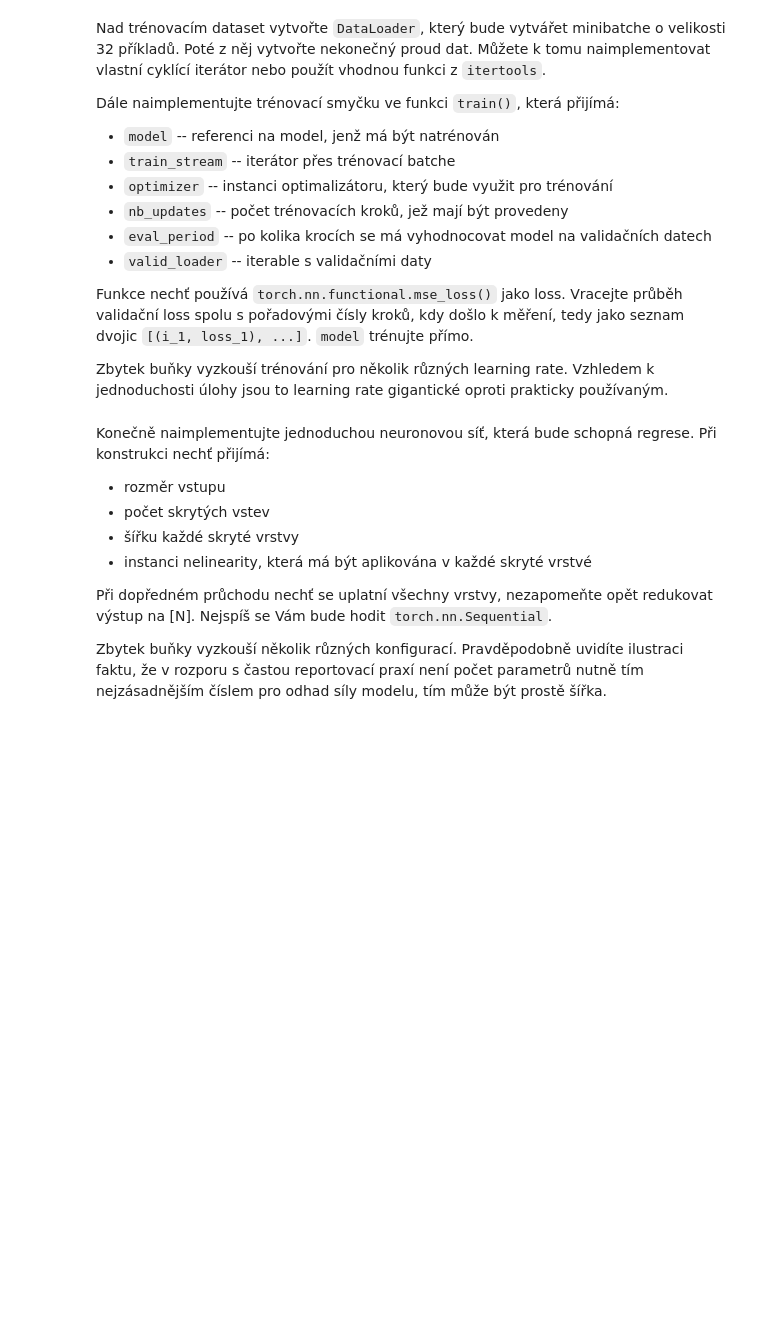
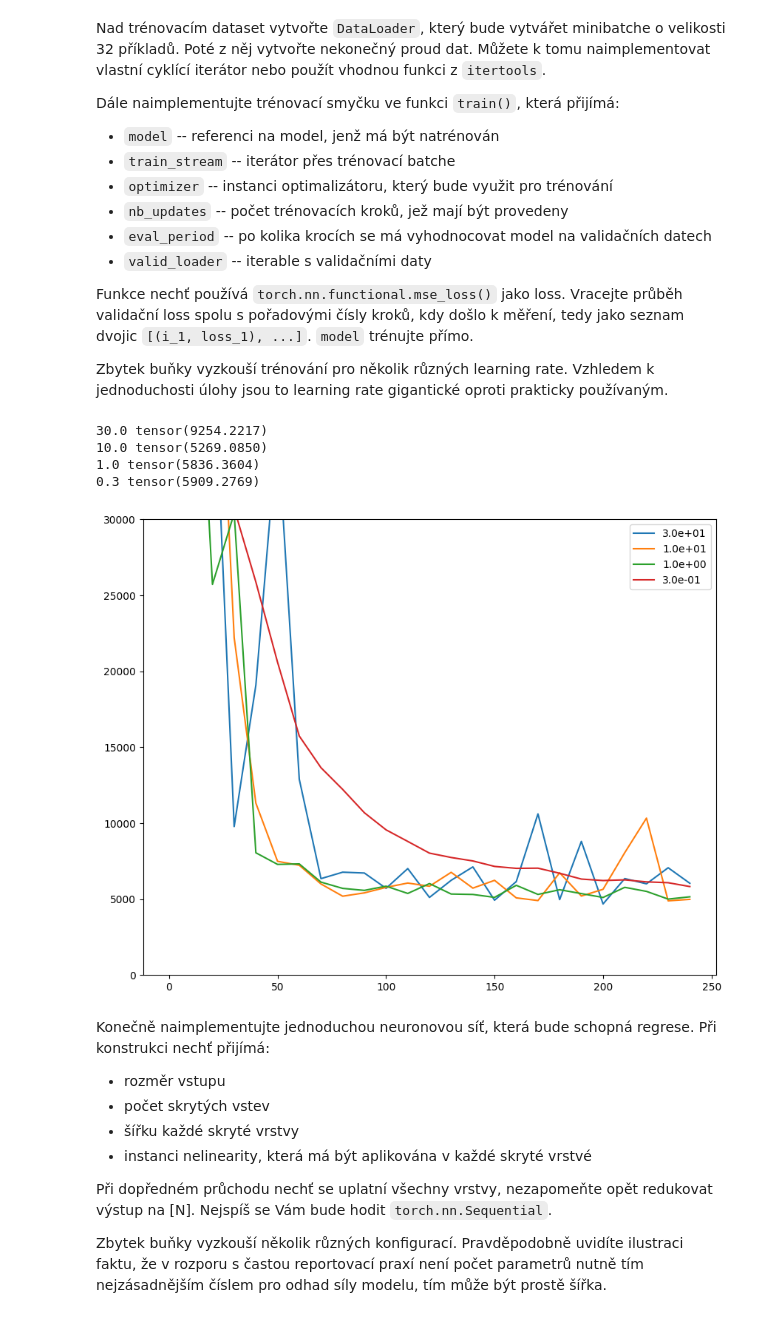
Before and after one commit to xplick04/SUI, a Jupyter notebook: proj3/zadani.ipynb, the cells around one changed output. Drawn from its saved outputs; the diff is of its cells as text; code cells hidden in the pictures; blank space fills up the shorter version.

```diff
--- a/proj3/zadani.ipynb
+++ b/proj3/zadani.ipynb
@@ -307,33 +310,47 @@ Vracejte průběh validační loss spolu s pořadovými čísly kroků, kdy doš
 Zbytek buňky vyzkouší trénování pro několik různých learning rate.
 Vzhledem k jednoduchosti úlohy jsou to learning rate gigantické oproti prakticky používaným.
 # %%
-train_loader = None
+train_loader = torch.utils.data.DataLoader(train_dataset, batch_size=32)
 
-train_stream = None
+train_stream = iter(train_loader)
 
 def train(model, train_stream, optimizer, nb_updates, eval_period, valid_loader):
     valid_progress = []
 
     model.train()
     for i in range(nb_updates):
-        pass
+        X, t = next(train_stream)
+        f = model(X)
+        loss = torch.nn.functional.mse_loss(f, t)
+        loss.backward()
+        optimizer.step()
+        optimizer.zero_grad()
+
+        if i % eval_period == 0:
+            valid_progress.append((i, evaluate(model, valid_loader).item()))
 
     return valid_progress
 
 def lr_progress(lr):
     linear_predictor = LinearRegression(train_dataset.in_dim)
     optimizer = torch.optim.Adam(linear_predictor.parameters(), lr)
     progress = train(linear_predictor, train_stream, optimizer, 250, 10, valid_loader)
     print(lr, evaluate(linear_predictor, valid_loader))
     return progress
 
 plt.figure(figsize=(10, 8))
 for lr in [3e+1, 1e+1, 1e+0, 3e-1]:
     progress = lr_progress(lr)
     plt.plot([item[0] for item in progress], [item[1] for item in progress], label=f"{lr:.1e}")
 plt.legend()
 plt.ylim(0, 30000)
 plt.show()
+# %% [output]
+30.0 tensor(9254.2217)
+10.0 tensor(5269.0850)
+1.0 tensor(5836.3604)
+0.3 tensor(5909.2769)
+[figure, added]
 # %% [markdown]
 Konečně naimplementujte jednoduchou neuronovou síť, která bude schopná regrese.
 Při konstrukci nechť přijímá:
```
Also changed, not shown: parts of 4 cells of this notebook.
